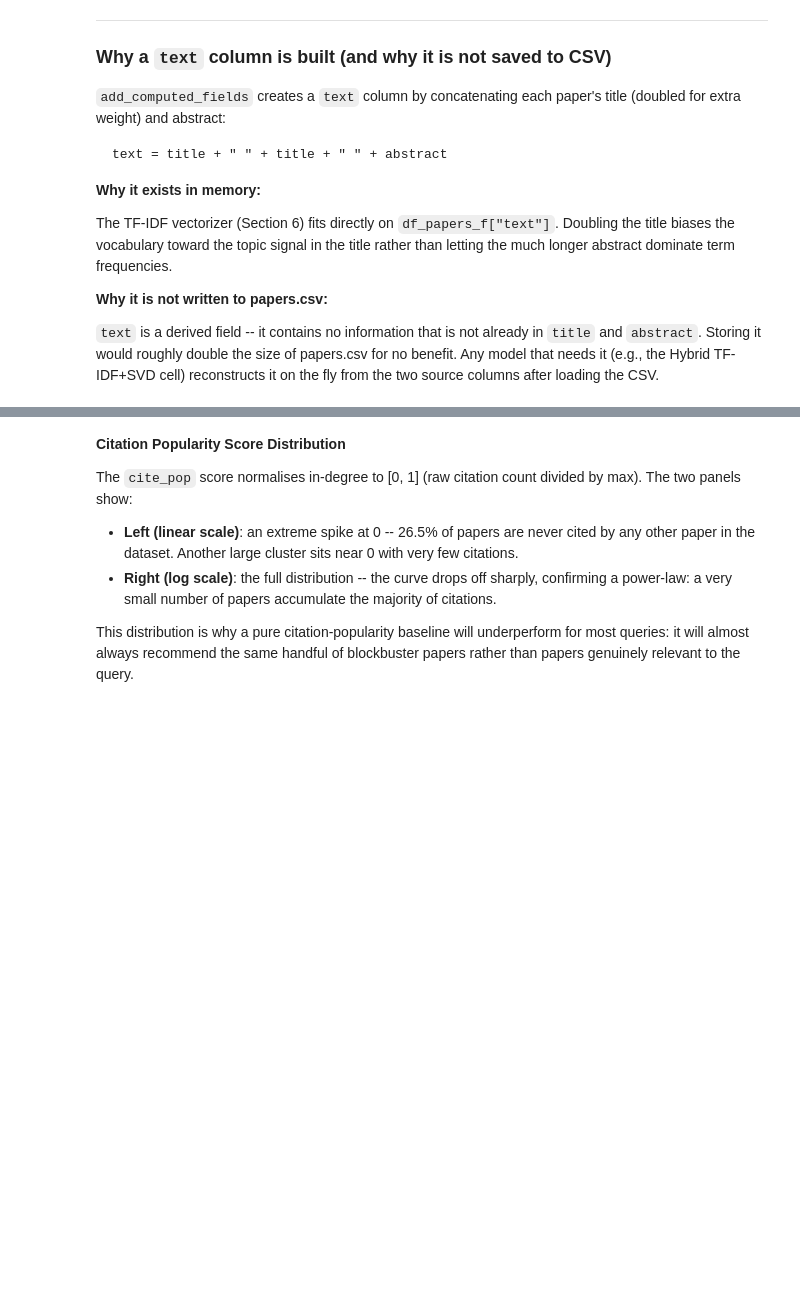
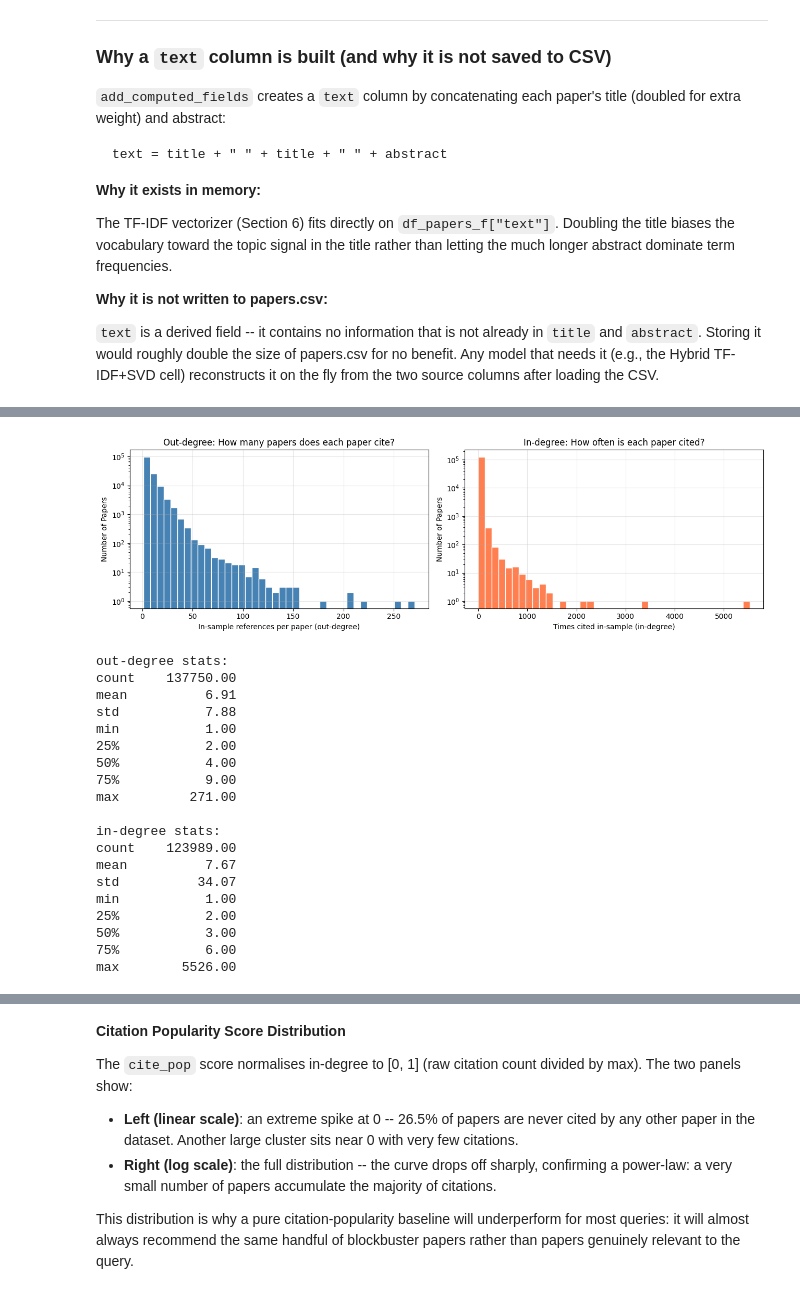
Before and after one commit to Talina06/research-paper-recommender-system, a Jupyter notebook: notebook.ipynb, the cells around one changed output, grey strips where cells are left out. Saved outputs shown, nothing was run; the diff lists cells and outputs as text; code cells hidden in the pictures; blank space fills up the shorter version.

```diff
--- a/notebook.ipynb
+++ b/notebook.ipynb
@@ -1600,0 +1876,59 @@ naturally favour these highly cited papers.
+# %%
+def plot_degree_distributions(df_cit: pd.DataFrame) -> None:
+    """
+    Side-by-side histograms of in-degree and out-degree.
+
+    log scale on the y-axis because citation graphs follow a power law:
+    most papers have very few citations and a small number have many. Log scale
+    made that long tail visible to us rather than squashing it against zero.
+    """
+    out_degree = df_cit.groupby("source_id")["target_id"].count()
+    in_degree = df_cit.groupby("target_id")["source_id"].count()
+
+    fig, axes = plt.subplots(1, 2, figsize=(13, 4))
+
+    axes[0].hist(out_degree, bins=40, color="steelblue", edgecolor="white")
+    axes[0].set_xlabel("In-sample references per paper (out-degree)")
+    axes[0].set_ylabel("Number of Papers")
+    axes[0].set_title("Out-degree: How many papers does each paper cite?")
+    axes[0].set_yscale("log")
+    axes[0].grid(alpha=0.3)
+
+    axes[1].hist(in_degree, bins=40, color="coral", edgecolor="white")
+    axes[1].set_xlabel("Times cited in-sample (in-degree)")
+    axes[1].set_ylabel("Number of Papers")
+    axes[1].set_title("In-degree: How often is each paper cited?")
+    axes[1].set_yscale("log")
+    axes[1].grid(alpha=0.3)
+
+    plt.tight_layout()
+    plt.show()
+
+    print("out-degree stats:")
+    print(out_degree.describe().round(2).to_string())
+    print("\nin-degree stats:")
+    print(in_degree.describe().round(2).to_string())
+
+
+plot_degree_distributions(df_cit_f_eda)
+# %% [output]
+[figure, added]
+out-degree stats:
+count    137750.00
+mean          6.91
+std           7.88
+min           1.00
+25%           2.00
+50%           4.00
+75%           9.00
+max         271.00
+
+in-degree stats:
+count    123989.00
+mean          7.67
+std          34.07
+min           1.00
+25%           2.00
+50%           3.00
+75%           6.00
+max        5526.00
```
Also changed, not shown: parts of 110 cells of this notebook, 1 other file.
